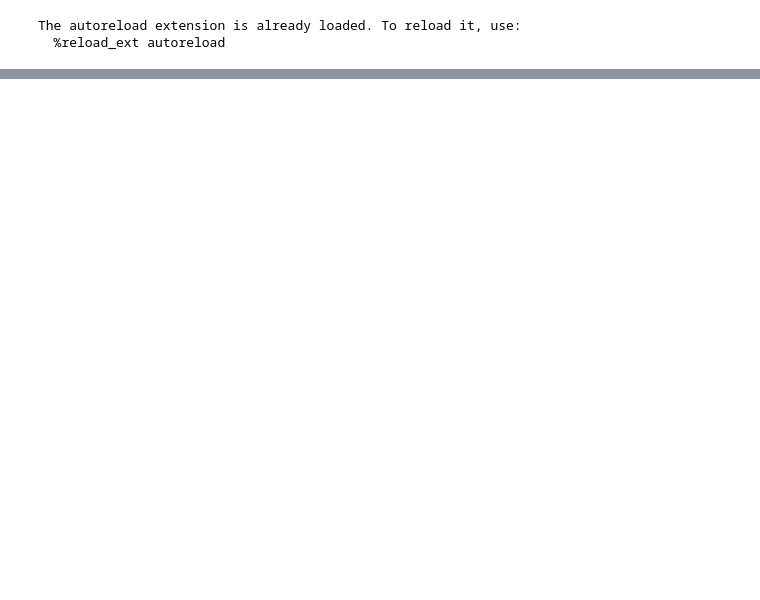
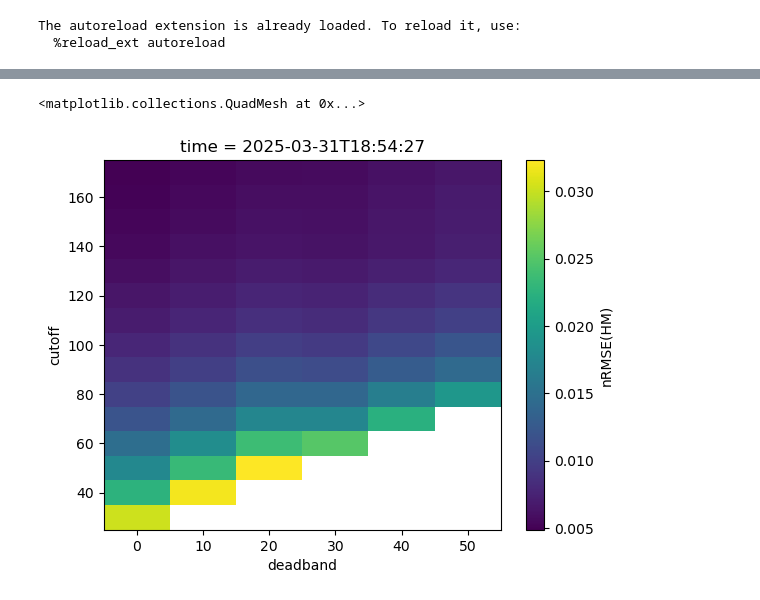
Before and after one commit to alexnaoki/soilgasflux_fcs, a Jupyter notebook: notebooks/multiprocessing_windows.ipynb, the cells around one changed output, grey strips where cells are left out. Saved outputs shown, nothing was run; the diff lists cells and outputs as text; code cells hidden in the pictures; blank space fills up the shorter version.

```diff
--- a/notebooks/multiprocessing_windows.ipynb
+++ b/notebooks/multiprocessing_windows.ipynb
@@ -46,0 +114,5 @@ expected_results.to_netcdf('./output/expected_synthetic_data62_2024-11-20.nc')
+# %%
+ds.isel(time=15)['nRMSE(HM)'].plot()
+# %% [output]
+<matplotlib.collections.QuadMesh at 0x...>
+[figure, added]
```
Also changed, not shown: parts of 17 cells of this notebook, 2 other files.
